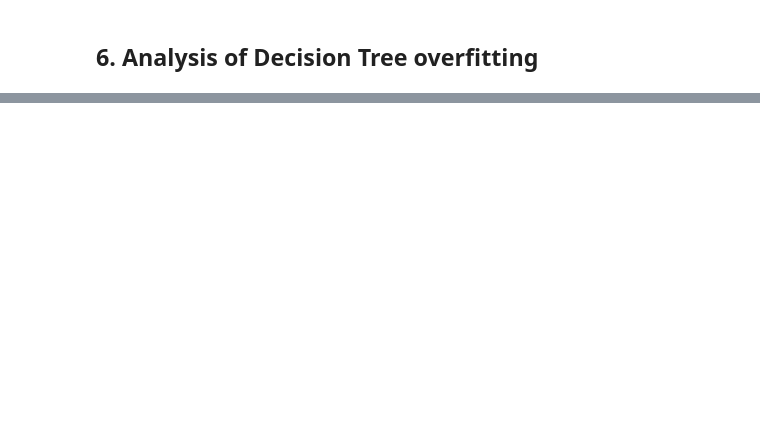
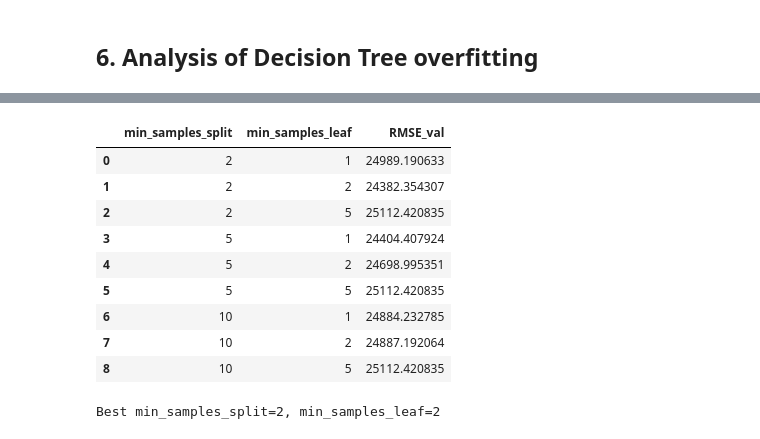
Before and after one commit to anuri-el/Machine-Learning-Technologies, a Jupyter notebook: trees.ipynb, the cells around one changed output, grey strips where cells are left out. Saved outputs shown, nothing was run; the diff lists cells and outputs as text; code cells hidden in the pictures; blank space fills up the shorter version.

```diff
--- a/trees.ipynb
+++ b/trees.ipynb
@@ -298,0 +452,5 @@ plt.show()
+# %%
+best_depth_idx_rf = rf_depth_df['RMSE_val'].idxmin()
+best_max_depth_rf = rf_depth_df.loc[best_depth_idx_rf, 'max_depth']
+best_max_depth_rf = None if best_max_depth_rf == 'None' else int(best_max_depth_rf)
+print(f"Best max_depth for Random Forest: {best_max_depth_rf}")
@@ -298,0 +459,16 @@ plt.show()
+# %%
+max_features_values = ['sqrt', 'log2', 0.5, 0.8, 1.0]
+
+rf_mf_results = []
+for mf in max_features_values:
+    model = RandomForestRegressor(n_estimators=best_n_estimators, max_depth=best_max_depth_rf,
+                                   max_features=mf, random_state=RANDOM_STATE, n_jobs=-1)
+    model.fit(X_train_final, y_train_final)
+    val_m = regression_metrics(y_val_final, model.predict(X_val_final))
+    rf_mf_results.append({'max_features': mf, 'RMSE_val': val_m['RMSE'], 'R2_val': val_m['R2']})
+
+rf_mf_df = pd.DataFrame(rf_mf_results)
+display(rf_mf_df)
+
+best_max_features = rf_mf_df.loc[rf_mf_df['RMSE_val'].idxmin(), 'max_features']
+print(f"Best max_features for Random Forest: {best_max_features}")
@@ -298,0 +483,33 @@ plt.show()
+# %%
+min_samples_split_rf = [2, 5, 10]
+min_samples_leaf_rf = [1, 2, 5]
+
+rf_mss_msl_results = []
+for mss in min_samples_split_rf:
+    for msl in min_samples_leaf_rf:
+        model = RandomForestRegressor(n_estimators=best_n_estimators, max_depth=best_max_depth_rf,
+                                       max_features=best_max_features, min_samples_split=mss,
+                                       min_samples_leaf=msl, random_state=RANDOM_STATE, n_jobs=-1)
+        model.fit(X_train_final, y_train_final)
+        val_m = regression_metrics(y_val_final, model.predict(X_val_final))
+        rf_mss_msl_results.append({'min_samples_split': mss, 'min_samples_leaf': msl, 'RMSE_val': val_m['RMSE']})
+
+rf_mss_msl_df = pd.DataFrame(rf_mss_msl_results)
+best_rf_mss_row = rf_mss_msl_df.loc[rf_mss_msl_df['RMSE_val'].idxmin()]
+best_min_samples_split_rf = int(best_rf_mss_row['min_samples_split'])
+best_min_samples_leaf_rf = int(best_rf_mss_row['min_samples_leaf'])
+
+display(rf_mss_msl_df)
+print(f"Best min_samples_split={best_min_samples_split_rf}, min_samples_leaf={best_min_samples_leaf_rf}")
+# %% [output]
+|  | min_samples_split | min_samples_leaf | RMSE_val |
+| 0 | 2 | 1 | 24989.190633 |
+| 1 | 2 | 2 | 24382.354307 |
+| 2 | 2 | 5 | 25112.420835 |
+| 3 | 5 | 1 | 24404.407924 |
+| 4 | 5 | 2 | 24698.995351 |
+| 5 | 5 | 5 | 25112.420835 |
+| 6 | 10 | 1 | 24884.232785 |
+| 7 | 10 | 2 | 24887.192064 |
+| 8 | 10 | 5 | 25112.420835 |
+Best min_samples_split=2, min_samples_leaf=2
```
Also changed, not shown: parts of 15 cells of this notebook.
